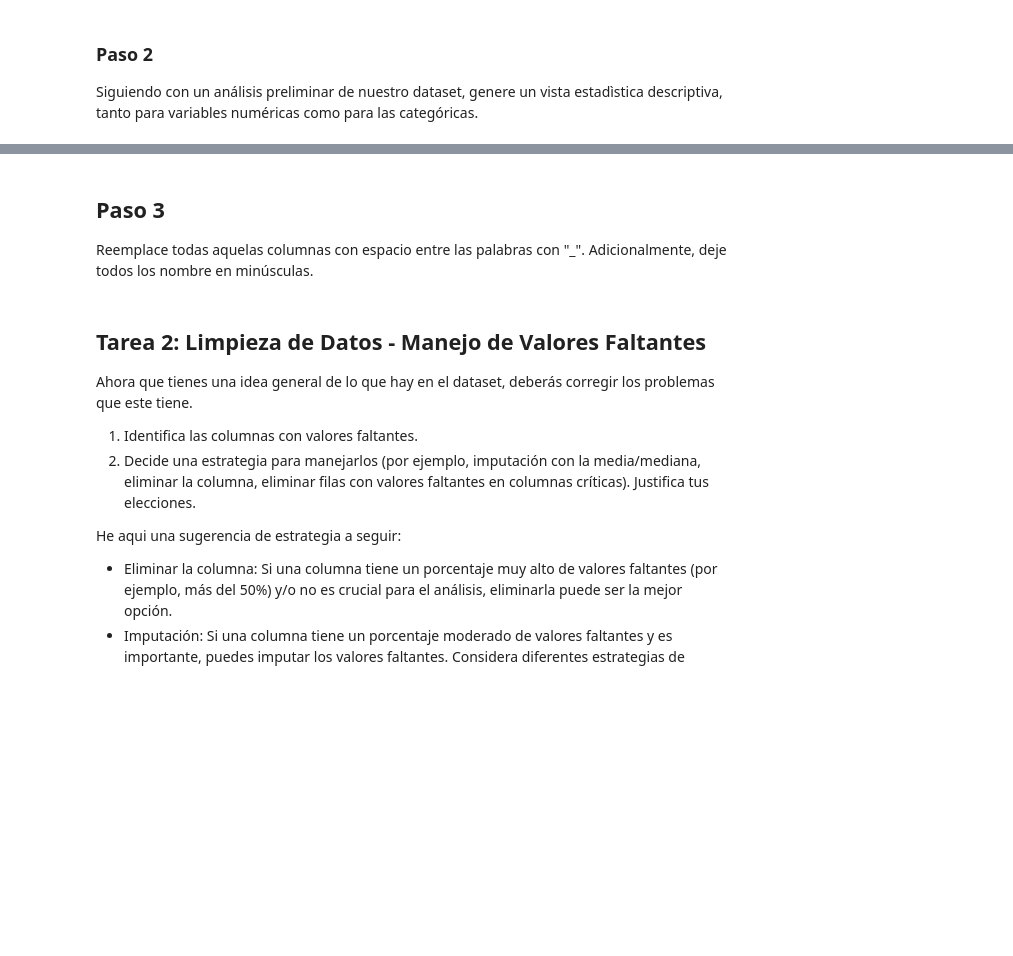
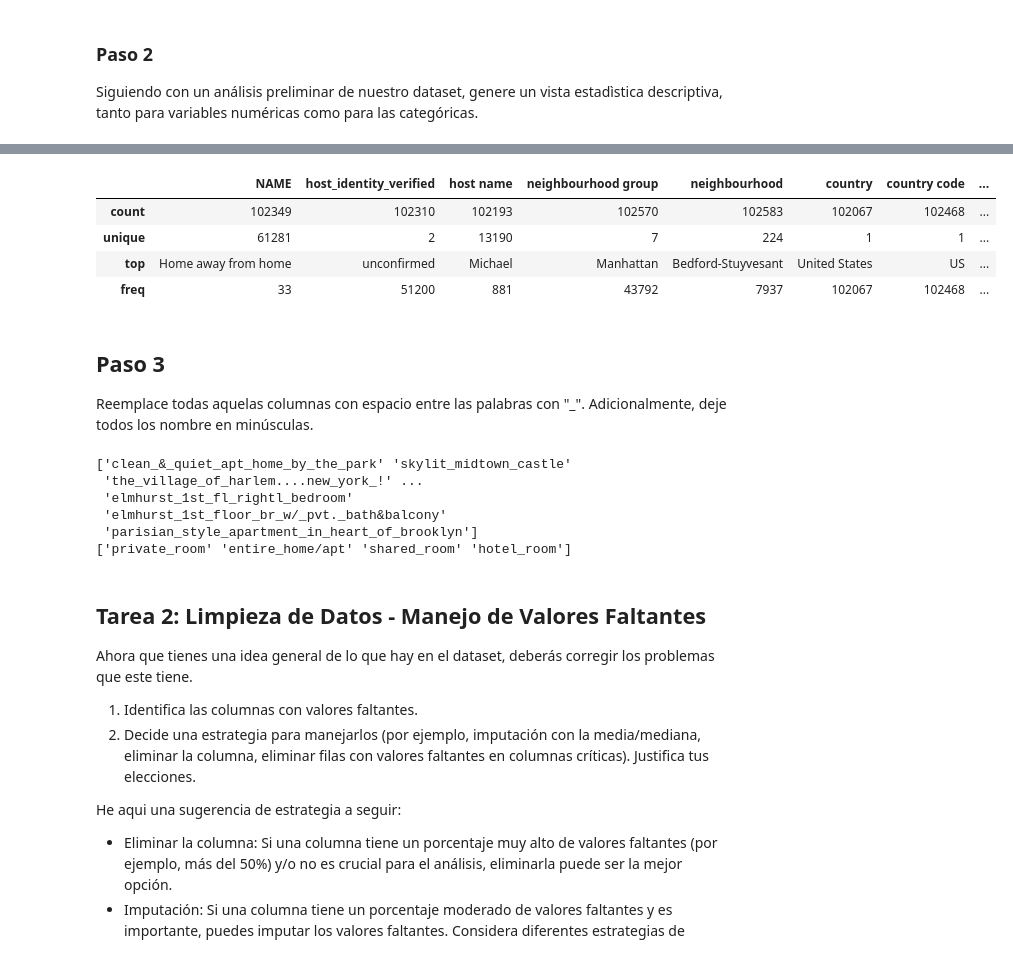
Before and after one commit to LuisPastranaLemus/Python-Github_VENV, a Jupyter notebook: Exercises/Airbnb(student).ipynb, the cells around one changed output, grey strips where cells are left out. Drawn from its saved outputs; the diff is of its cells as text; code cells hidden in the pictures; blank space fills up the shorter version.

```diff
--- a/Exercises/Airbnb(student).ipynb
+++ b/Exercises/Airbnb(student).ipynb
@@ -17,7 +17,8 @@ El conjunto de datos con el que trabajaras forma parte de la iniciativa Airbnb I
 # %%
 # Cargar el dataset
 # librerias necesarias
+import pandas as pd
 
-airbnb = # cargar dataset
+airbnb = pd.read_csv('DataSets/Airbnb_Open_Data.csv', sep = ',', header='infer')
 # %%
 # Veamos algunas filas
@@ -31,9 +90,32 @@ Siguiendo con un análisis preliminar de nuestro dataset, genere un vista estad
 # %%
 # Estadisticas de las Variables categoricas del dataset
+airbnb.describe(include='object')
+# %% [output]
+|  | NAME | host_identity_verified | host name | neighbourhood group | neighbourhood | country | country code | ... |
+| count | 102349 | 102310 | 102193 | 102570 | 102583 | 102067 | 102468 | ... |
+| unique | 61281 | 2 | 13190 | 7 | 224 | 1 | 1 | ... |
+| top | Home away from home | unconfirmed | Michael | Manhattan | Bedford-Stuyvesant | United States | US | ... |
+| freq | 33 | 51200 | 881 | 43792 | 7937 | 102067 | 102468 | ... |
 # %% [markdown]
 ## Paso 3
 
 Reemplace todas aquelas columnas con espacio entre las palabras con "_". Adicionalmente, deje todos los nombre en minúsculas.
+# %%
+airbnb['NAME'] = airbnb['NAME'].str.lower()
+airbnb['room type'] = airbnb['room type'].str.lower()
+
+airbnb['NAME'] = airbnb['NAME'].str.replace(' ', '_')
+airbnb['room type'] = airbnb['room type'].str.replace(' ', '_')
+
+print(airbnb['NAME'].unique())
+print(airbnb['room type'].unique())
+# %% [output]
+['clean_&_quiet_apt_home_by_the_park' 'skylit_midtown_castle'
+ 'the_village_of_harlem....new_york_!' ...
+ 'elmhurst_1st_fl_rightl_bedroom'
+ 'elmhurst_1st_floor_br_w/_pvt._bath&balcony'
+ 'parisian_style_apartment_in_heart_of_brooklyn']
+['private_room' 'entire_home/apt' 'shared_room' 'hotel_room']
 # %% [markdown]
 ## Tarea 2: Limpieza de Datos - Manejo de Valores Faltantes
 
```
Also changed, not shown: parts of 7 cells of this notebook.
